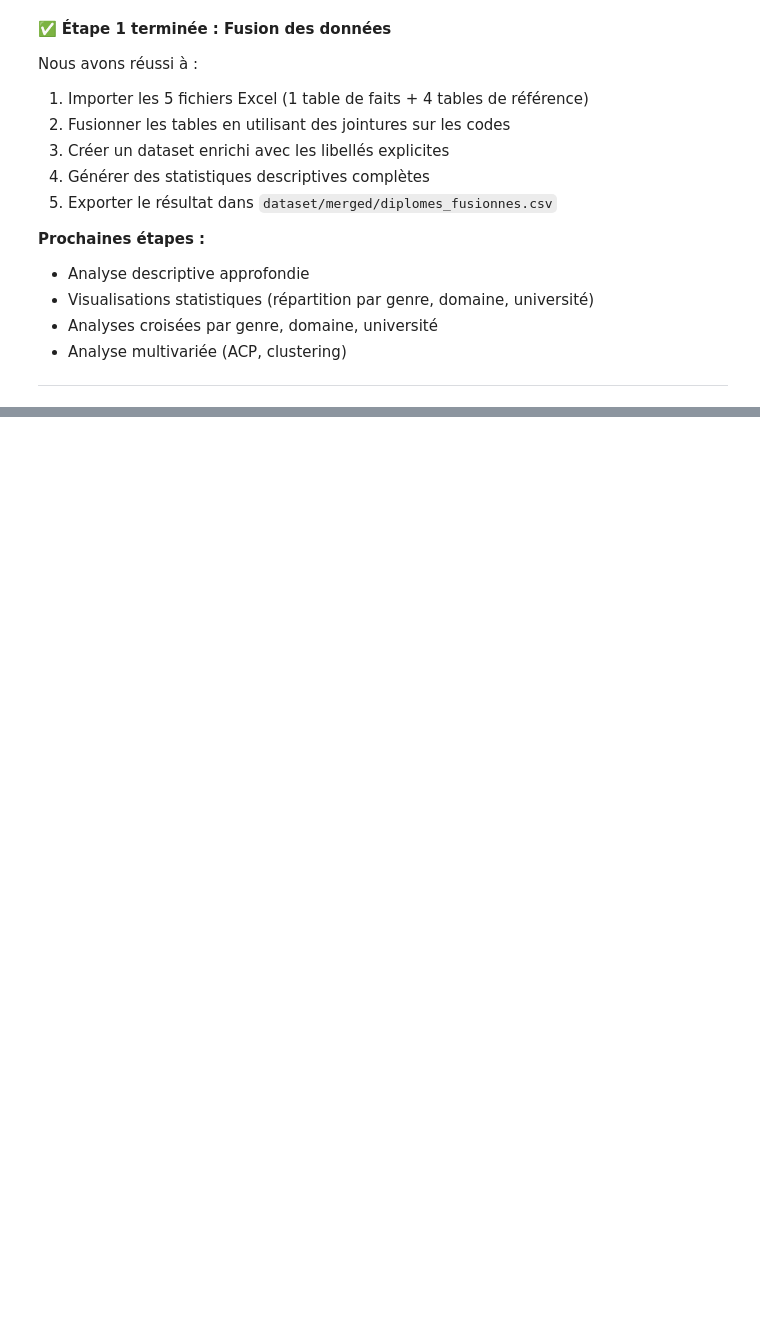
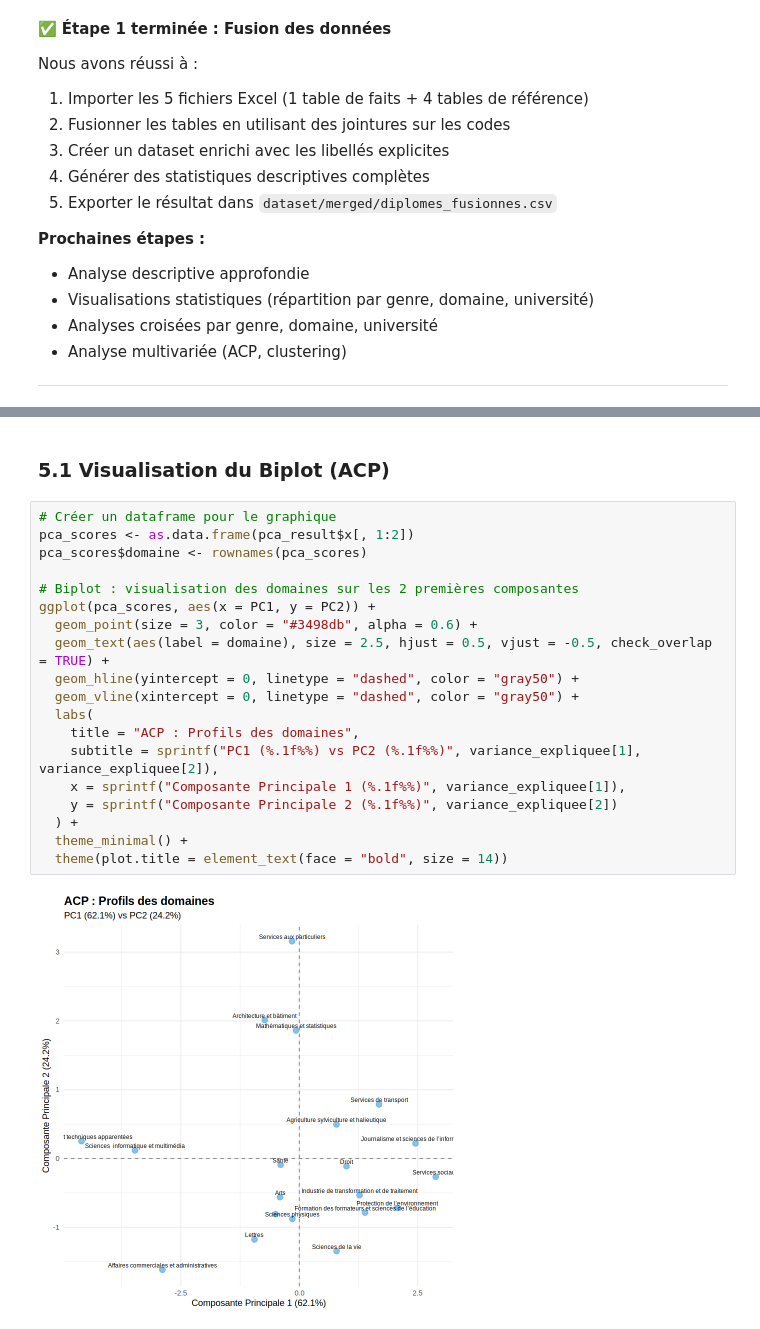
Before and after one commit to abderrahmenyoussef/Higher-Education-Graduates-Analysis, a Jupyter notebook: notebooks/Analyse_Statistique.ipynb, the cells around one changed output, grey strips where cells are left out. Saved outputs shown, nothing was run; the diff lists cells and outputs as text; blank space fills up the shorter version.

```diff
--- a/notebooks/Analyse_Statistique.ipynb
+++ b/notebooks/Analyse_Statistique.ipynb
@@ -446,0 +907,23 @@ Nous avons réussi à :
+# %% [markdown]
+### 5.1 Visualisation du Biplot (ACP)
+# %%
+# Créer un dataframe pour le graphique
+pca_scores <- as.data.frame(pca_result$x[, 1:2])
+pca_scores$domaine <- rownames(pca_scores)
+
+# Biplot : visualisation des domaines sur les 2 premières composantes
+ggplot(pca_scores, aes(x = PC1, y = PC2)) +
+  geom_point(size = 3, color = "#3498db", alpha = 0.6) +
+  geom_text(aes(label = domaine), size = 2.5, hjust = 0.5, vjust = -0.5, check_overlap = TRUE) +
+  geom_hline(yintercept = 0, linetype = "dashed", color = "gray50") +
+  geom_vline(xintercept = 0, linetype = "dashed", color = "gray50") +
+  labs(
+    title = "ACP : Profils des domaines",
+    subtitle = sprintf("PC1 (%.1f%%) vs PC2 (%.1f%%)", variance_expliquee[1], variance_expliquee[2]),
+    x = sprintf("Composante Principale 1 (%.1f%%)", variance_expliquee[1]),
+    y = sprintf("Composante Principale 2 (%.1f%%)", variance_expliquee[2])
+  ) +
+  theme_minimal() +
+  theme(plot.title = element_text(face = "bold", size = 14))
+# %% [output]
+[figure, added]
```
Also changed, not shown: parts of 25 cells of this notebook.
